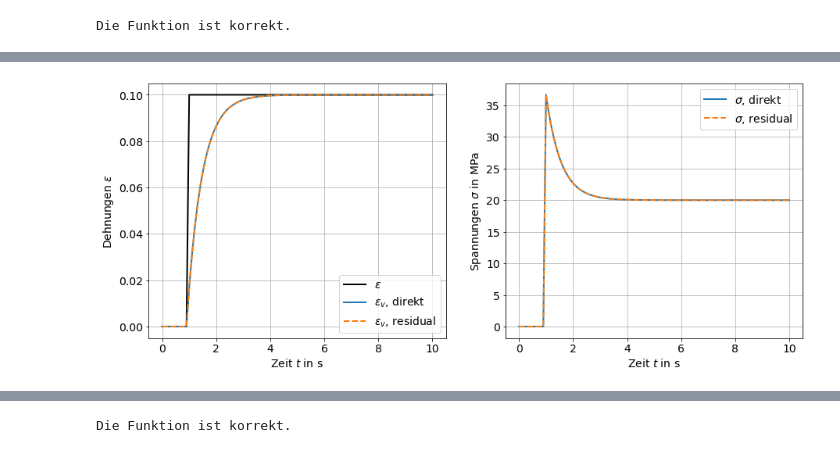
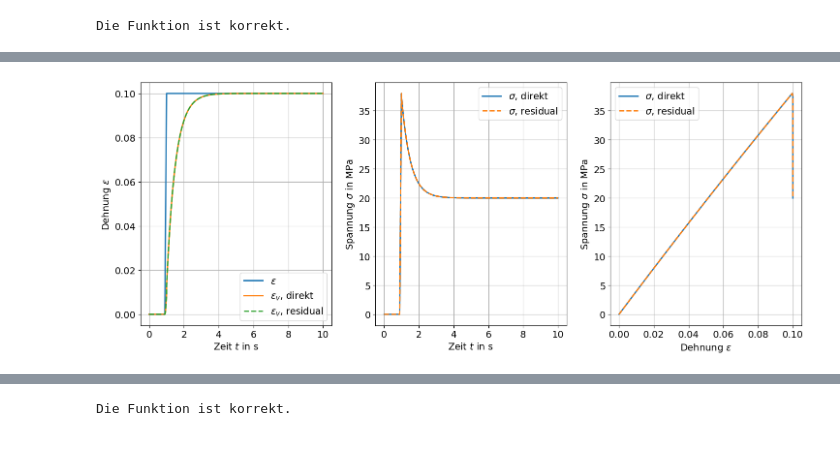
Before and after one commit to tmfrln/mechIV-programming, a Jupyter notebook: viscoelasticity/exercise_viscoelasticity_solution.ipynb, the cells around one changed output, grey strips where cells are left out. Drawn from its saved outputs; the diff is of its cells as text; code cells hidden in the pictures.

```diff
--- a/viscoelasticity/exercise_viscoelasticity_solution.ipynb
+++ b/viscoelasticity/exercise_viscoelasticity_solution.ipynb
@@ -261,14 +234,14 @@ Vervollständige die Funktion `res` zur Bestimmung des Residuums.
 # %%
 def res(eps, sig, epsv, epsvn, dt, Einf, E, eta):
-    """Residuum für gegebene Verzerrung, Spannung, interne Variable."""
+    """
+    Berechnet das Residuum des linearen Standardkörpers für gegebene Werte.
+    """
 
-    # Hilfswerte
-    siginf = Einf*eps
-    sigv = E*(eps-epsv)
+    # Berechnung des Residuums der Spannungsgleichung
+    r1 = sig - E * (eps - epsv) - Einf * eps
 
-    # Residuum
-    r1 = sig - siginf - sigv
-    r2 = (epsv - epsvn)/dt - sigv/eta
+    # Berechung des Residuums der Evolutionsgleichung für die viskose Dehnung
+    r2 = (epsv - epsvn) / dt - E / eta * (eps - epsv)
 
     return np.array([r1, r2])
 # %% [markdown]
@@ -332,37 +317,47 @@ Kopiere den Code für den Relaxationsversuch und erweitere ihn, sodass beide Lö
 # %%
-# Materialparameter
-E = 200.
-eta = 100.
-Einf = 200.
+# Materialparameter des linearen Standardkörpers
+E = 200.0
+eta = 100.0
+Einf = 200.0
 
-# Leere Arrays für Spannung und interne Variable
+# Initialisierung der Arrays für Spannung und viskose Dehnung (zwei Lösungsmethoden)
 sig = np.zeros_like(eps)
-epsv = np.zeros_like(eps) # enthält für t=0 bereits die Anfangsbedingung für die interne Variable
+epsv = np.zeros_like(eps) # (zu Beginn 0)
+sig_res = np.zeros_like(eps)
+epsv_res = np.zeros_like(eps) # (zu Beginn 0)
 
-sig_res = np.zeros_like(eps)
-epsv_res = np.zeros_like(eps)
+# Berechnung der Spannung und viskosen Dehnung über die Zeit
+for i in range(1, len(eps)):
+    # Direkte Berechnung
+    sig[i], epsv[i] = stress(eps[i], epsv[i-1], dt[i], Einf, E, eta)
+    # Residuelle Berechnung
+    sig_res[i], epsv_res[i] = stress_res(eps[i], epsv_res[i-1], dt[i], Einf, E, eta)
 
-# Schleife über Zeitschritte
-for i in range(1,len(eps)):
-    sig[i], epsv[i] = stress(eps[i], epsv[i-1], dt, Einf, E, eta)
-    sig_res[i], epsv_res[i] = stress_res(eps[i], epsv_res[i-1], dt, Einf, E, eta)
-
-# Plots - hier musst du wieder nichts ändern...
-plt.subplot(121)
-plt.plot(t, eps, 'k', label=r'$\varepsilon$')
+# Plot 1: Zeitlicher Verlauf der Dehnung
+plt.subplot(131)
+plt.plot(t, eps, '-', label=r'$\varepsilon$')
 plt.plot(t, epsv, '-', label=r'$\varepsilon_v$, direkt')
 plt.plot(t, epsv_res, '--', label=r'$\varepsilon_v$, residual')
+plt.xlabel(r'Zeit $t$ in $\mathrm{s}$')
+plt.ylabel(r'Dehnung $\varepsilon$')
 plt.legend()
+
+# Plot 2: Zeitlicher Verlauf der Spannung
+plt.subplot(132)
+plt.plot(t, sig, '-', label=r'$\sigma$, direkt')
+plt.plot(t, sig_res, '--', label=r'$\sigma$, residual')
 plt.xlabel(r'Zeit $t$ in $\mathrm{s}$ ')
-plt.ylabel(r'Dehnungen $\varepsilon$')
+plt.ylabel(r'Spannung $\sigma$ in $\mathrm{MPa}$')
+plt.legend()
 
-plt.subplot(122)
-plt.plot(t, sig, label=r'$\sigma$, direkt')
-plt.plot(t, sig_res, '--', label=r'$\sigma$, residual')
-plt.xlabel('t');
-plt.xlabel(r'Zeit $t$ in $\mathrm{s}$ ')
-plt.ylabel(r'Spannungen $\sigma$ in $\mathrm{MPa}$')
-plt.legend();
+# Plot 3: Spannungs-Dehnungs-Diagramm
+plt.subplot(133)
+plt.plot(eps, sig, '-', label=r'$\sigma$, direkt')
+plt.plot(eps, sig_res, '--', label=r'$\sigma$, residual')
+plt.xlabel(r'Dehnung $\varepsilon$')
+plt.ylabel(r'Spannung $\sigma$ in $\mathrm{MPa}$')
+plt.legend()
+plt.tight_layout()
 # %% [output]
-[figure, old version]
+[figure, new version]
 # %% [markdown]
```
Also changed, not shown: parts of 37 cells of this notebook, 4 other files.
